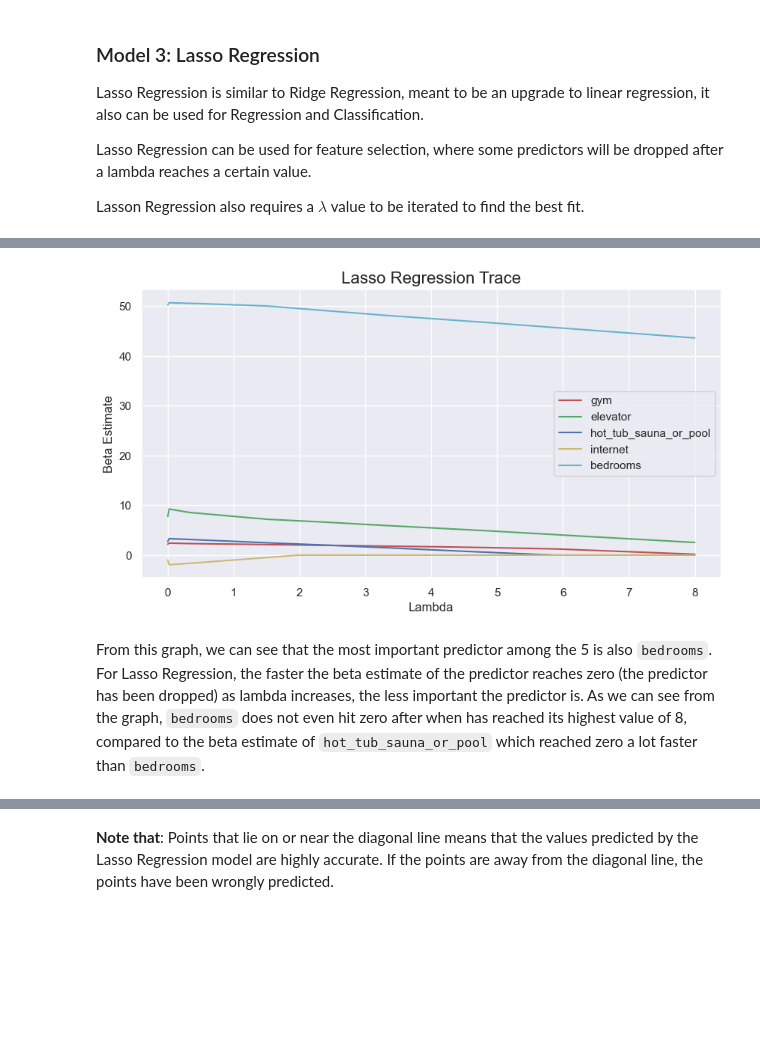
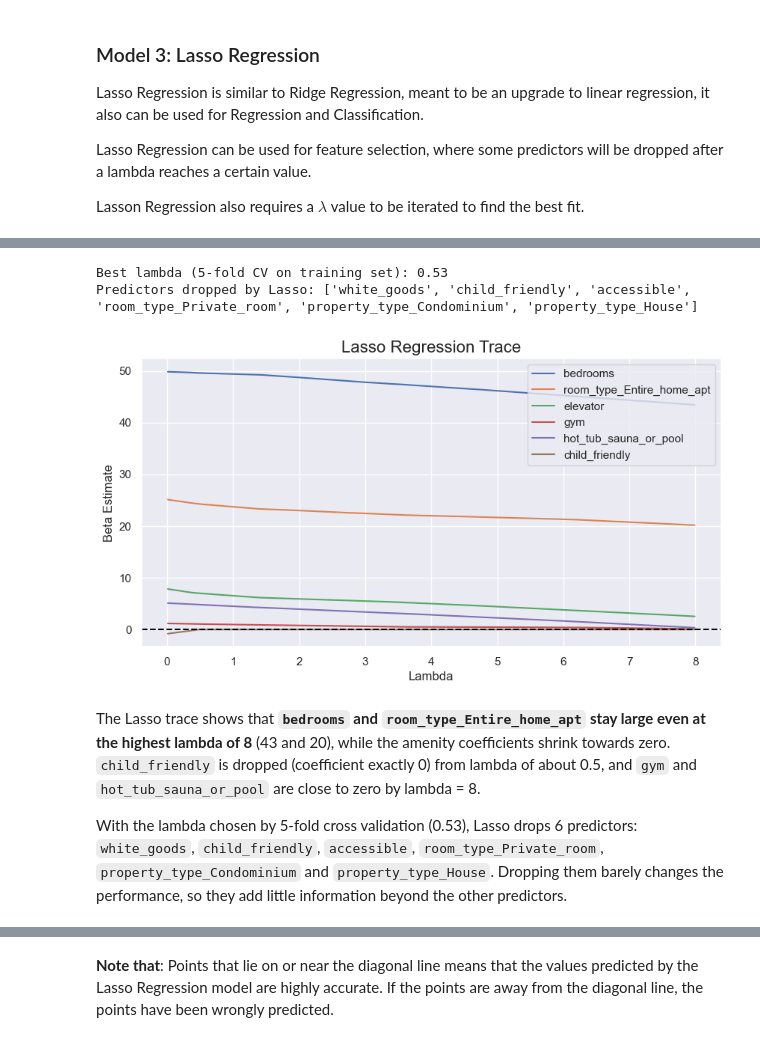
Before and after one commit to RutikaKadam10/seattle_airbnb_insights-text-sentiment-and-price-prediction, a Jupyter notebook: code/machine_learning.ipynb, the cells around one changed output, grey strips where cells are left out. Cells and saved outputs as stored; diff of their text form; code cells hidden in the pictures; blank space fills up the shorter version.

```diff
--- a/code/machine_learning.ipynb
+++ b/code/machine_learning.ipynb
@@ -436,0 +415,18 @@ The value of lambda that minimises:  1
+# %%
+#fitting a Ridge model for each lambda value to see how the coefficients shrink
+lambdas = np.arange(1, 2001, 1) #lambda value of 1 to 2000, in intervals of 1
+
+ridgeCoefs = []
+for alpha in lambdas:
+    ridgeCoefs.append(Ridge(alpha=alpha).fit(X_train, y_train).coef_.ravel())
+ridgeDF = pd.DataFrame(ridgeCoefs, index=lambdas, columns=X_train.columns)
+
+#choosing the best lambda with 5-fold cross validation on the training set
+#(choosing it by the training R^2 would always pick the smallest lambda, since regularization can only lower the training fit)
+ridgeCV = RidgeCV(alphas=lambdas, cv=5).fit(X_train, y_train.values.ravel())
+print("Best lambda (5-fold CV on training set):", ridgeCV.alpha_)
+
+#fitting the final Ridge model with the best lambda
+ridgeReg = Ridge(alpha=ridgeCV.alpha_).fit(X_train, y_train)
+trainPredictionRidge = ridgeReg.predict(X_train)
+testPredictionRidge = ridgeReg.predict(X_test)
@@ -520,17 +473,40 @@ The highest R2 value:  0.4992783368698215
+# %%
+#fitting a Lasso model for each lambda value to see how the coefficients shrink to zero
+lassoLambdas = np.arange(0.01, 8.01, 0.02) #lambda value of 0.01 to 8.01, in intervals of 0.02
+
+lassoCoefs = []
+for alpha in lassoLambdas:
+    lassoCoefs.append(Lasso(alpha=alpha).fit(X_train, y_train).coef_.ravel())
+lassoDF = pd.DataFrame(lassoCoefs, index=lassoLambdas, columns=X_train.columns)
+
+#choosing the best lambda with 5-fold cross validation on the training set
+lassoCV = LassoCV(alphas=lassoLambdas, cv=5).fit(X_train, y_train.values.ravel())
+print("Best lambda (5-fold CV on training set):", round(lassoCV.alpha_, 2))
+
+#fitting the final Lasso model with the best lambda
+lassoReg = Lasso(alpha=lassoCV.alpha_).fit(X_train, y_train)
+trainPredictionLasso = lassoReg.predict(X_train)
+testPredictionLasso = lassoReg.predict(X_test)
+
+#predictors dropped by the final Lasso model (coefficient exactly 0)
+print("Predictors dropped by Lasso:", list(X_train.columns[lassoReg.coef_ == 0]))
+# %% [output]
+Best lambda (5-fold CV on training set): 0.53
+Predictors dropped by Lasso: ['white_goods', 'child_friendly', 'accessible', 'room_type_Private_room', 'property_type_Condominium', 'property_type_House']
 # %%
 #Plot the Lasso Regression Trace
-fig, ax = plt.subplots(figsize=(10, 5))
-ax.plot(lassoDF.gym,'r',lassoDF.elevator,'g',lassoDF.hot_tub_sauna_or_pool,'b',lassoDF.internet,'y',lassoDF.bedrooms,'c')
+ax = lassoDF[trace_features].plot(figsize=(10, 5))
+ax.axhline(y=0, color='black', linestyle='--')
 ax.set_xlabel("Lambda")
-ax.set_xticklabels(np.arange(-1, 100, 1))
 ax.set_ylabel("Beta Estimate")
 ax.set_title("Lasso Regression Trace", fontsize=16)
-ax.legend(labels=['gym','elevator','hot_tub_sauna_or_pool','internet','bedrooms'])
 ax.grid(True)
 # %% [output]
-[figure, old version]
+[figure, new version]
-# %% [markdown]
-From this graph, we can see that the most important predictor among the 5 is also <code>bedrooms</code>. For Lasso Regression, the faster the beta estimate of the predictor reaches zero (the predictor has been dropped) as lambda increases, the less important the predictor is. As we can see from the graph, <code>bedrooms</code> does not even hit zero after when has reached its highest value of 8, compared to the beta estimate of <code>hot_tub_sauna_or_pool</code> which reached zero a lot faster than <code>bedrooms</code>.
+# %% [markdown]
+The Lasso trace shows that **`bedrooms` and `room_type_Entire_home_apt` stay large even at the highest lambda of 8** (43 and 20), while the amenity coefficients shrink towards zero. `child_friendly` is dropped (coefficient exactly 0) from lambda of about 0.5, and `gym` and `hot_tub_sauna_or_pool` are close to zero by lambda = 8.
+
+With the lambda chosen by 5-fold cross validation (0.53), Lasso drops 6 predictors: `white_goods`, `child_friendly`, `accessible`, `room_type_Private_room`, `property_type_Condominium` and `property_type_House`. Dropping them barely changes the performance, so they add little information beyond the other predictors.
 # %%
 #plot the Predictions vs the True values
 f, axes = plt.subplots(1, 2, figsize=(24, 12))
```
Also changed, not shown: parts of 59 cells of this notebook, 4 other files.
